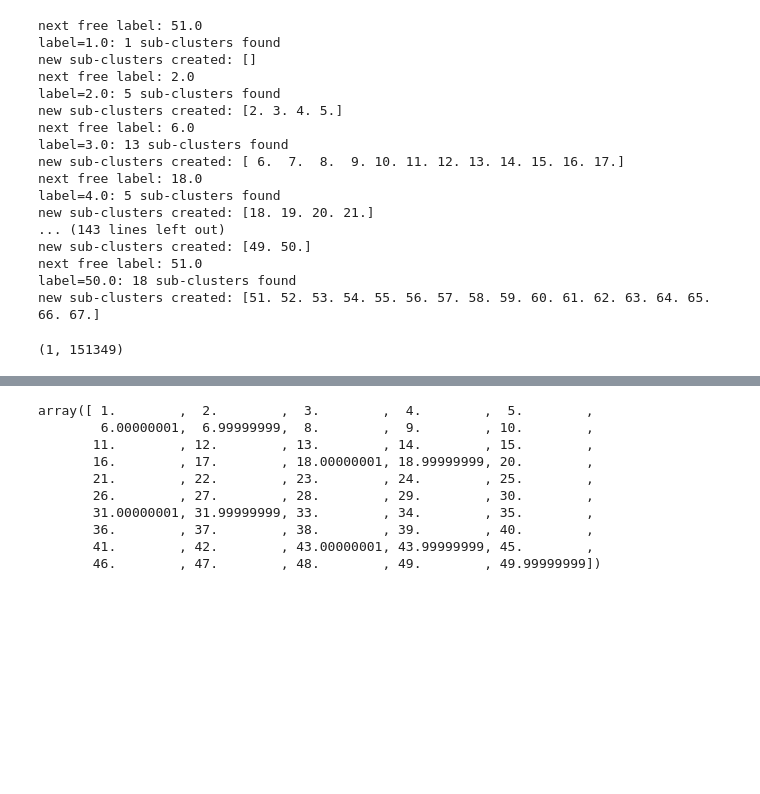
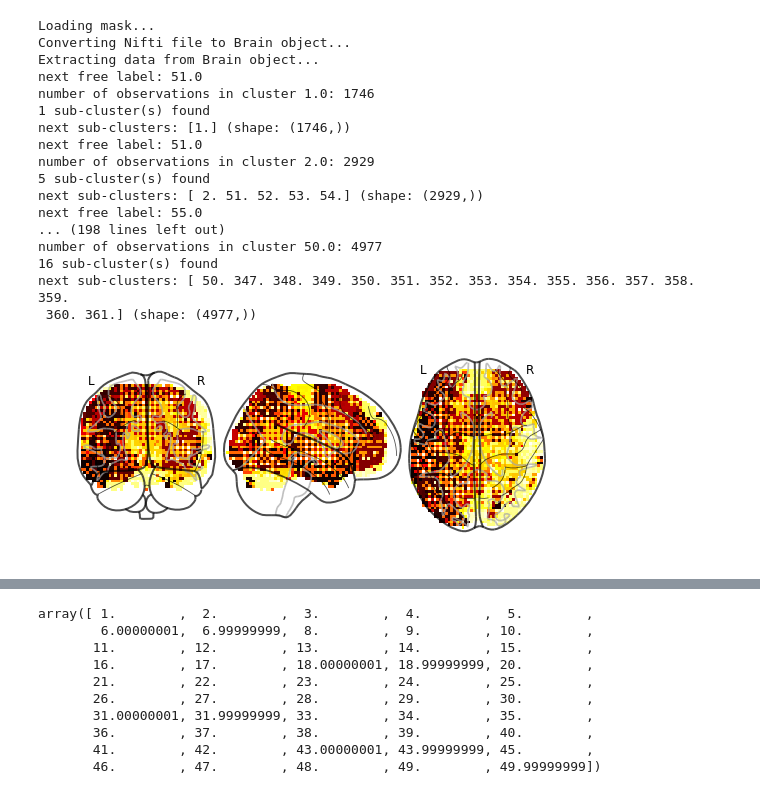
Before and after one commit to ContextLab/directed-forgetting-network-dynamics, a Jupyter notebook: code/network_analyses.ipynb, the cells around one changed output, grey strips where cells are left out. Cells and saved outputs as stored; diff of their text form; code cells hidden in the pictures; blank space fills up the shorter version.

Commit message:
continuing clustering analysis

```diff
--- a/code/network_analyses.ipynb
+++ b/code/network_analyses.ipynb
@@ -79,54 +79,66 @@ def cluster_maxdist(dists, maxdist):
 def get_neurosynth_mask(maxdist=6):
     mask_fname = 'Neurosynth Parcellation_0.nii.gz'
     if not os.path.exists(mask_fname):
+        print('Downloading mask...')
         !wget http://neurovault.org/media/images/2099/Neurosynth%20Parcellation_0.nii.gz
+    print('Loading mask...')
     nii = nib.load(mask_fname)
+
+    print('Converting Nifti file to Brain object...')
     bo = se.Brain(nii, filter=None)
 
-    labels = np.round(bo.get_data())
+    print('Extracting data from Brain object...')
+    labels = bo.data
+
 
     clusters = np.unique(labels)
     clusters = clusters[clusters > 0]
-    next_free_label = np.max(clusters) + 1
+    next_free_label = np.round(np.max(clusters) + 1)
 
     for i in clusters:
         print(f'next free label: {next_free_label}')
         next_inds = np.where(np.isclose(labels, i))[1]
+
+        #print(f'Sanity check 1 passed: {np.all(np.isclose(labels.T.iloc[next_inds], i))}')
+
+        print(f'number of observations in cluster {np.round(i)}: {len(next_inds)}')
         next_locs = bo.get_locs().iloc[next_inds]
 
         next_sub_clusters = cluster_maxdist(squareform(pdist(next_locs)), maxdist)
-        print(f'label={i}: {len(np.unique(next_sub_clusters))} sub-clusters found')
+        print(f'{len(np.unique(next_sub_clusters))} sub-cluster(s) found')
         next_sub_clusters[next_sub_clusters > 0] = next_sub_clusters[next_sub_clusters > 0] + next_free_label - 1
-        print(f'new sub-clusters created: {np.unique(next_sub_clusters[next_sub_clusters > 0])}')
+        next_sub_clusters[next_sub_clusters == 0] = np.round(i)
 
-        next_sub_clusters[next_sub_clusters == 0] = i
-        labels[next_inds] = next_sub_clusters
+        print(f'next sub-clusters: {np.unique(next_sub_clusters)} (shape: {next_sub_clusters.shape})')
 
-        next_free_label = np.max(next_sub_clusters) + 1
+        labels.T.iloc[next_inds] = np.round(next_sub_clusters)[:, np.newaxis]
+        #print(f'Sanity check 2 passed: {np.all(labels.T.iloc[next_inds] in np.unique(np.round(next_sub_clusters)))}')
+
+        next_free_label = np.round(np.max(labels.values) + 1)
 
     bo.data = labels
     return bo
 # %%
-mask = get_neurosynth_mask()
+labels = get_neurosynth_mask()
 # %% [output]
+Loading mask...
+Converting Nifti file to Brain object...
+Extracting data from Brain object...
 next free label: 51.0
-label=1.0: 1 sub-clusters found
-new sub-clusters created: []
-next free label: 2.0
-label=2.0: 5 sub-clusters found
-new sub-clusters created: [2. 3. 4. 5.]
-next free label: 6.0
-label=3.0: 13 sub-clusters found
-new sub-clusters created: [ 6.  7.  8.  9. 10. 11. 12. 13. 14. 15. 16. 17.]
-next free label: 18.0
-label=4.0: 5 sub-clusters found
-new sub-clusters created: [18. 19. 20. 21.]
-... (143 lines left out)
-new sub-clusters created: [49. 50.]
+number of observations in cluster 1.0: 1746
+1 sub-cluster(s) found
+next sub-clusters: [1.] (shape: (1746,))
 next free label: 51.0
-label=50.0: 18 sub-clusters found
-new sub-clusters created: [51. 52. 53. 54. 55. 56. 57. 58. 59. 60. 61. 62. 63. 64. 65. 66. 67.]
+number of observations in cluster 2.0: 2929
+5 sub-cluster(s) found
+next sub-clusters: [ 2. 51. 52. 53. 54.] (shape: (2929,))
+next free label: 55.0
+... (198 lines left out)
+number of observations in cluster 50.0: 4977
+16 sub-cluster(s) found
+next sub-clusters: [ 50. 347. 348. 349. 350. 351. 352. 353. 354. 355. 356. 357. 358. 359.
+ 360. 361.] (shape: (4977,))
-# %%
-mask.data.shape
-# %% [output]
-(1, 151349)
+# %%
+se.Nifti(labels).plot_glass_brain()
+# %% [output]
+[figure, added]
```
Also changed, not shown: parts of 1 cell of this notebook.
